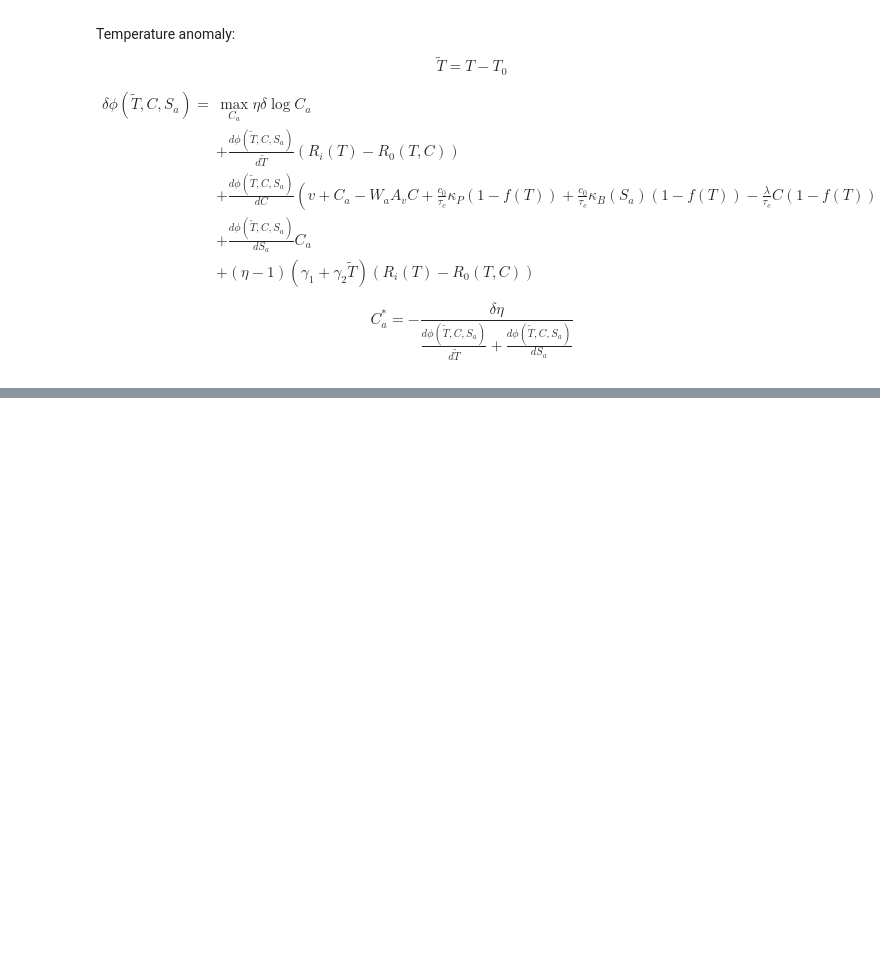
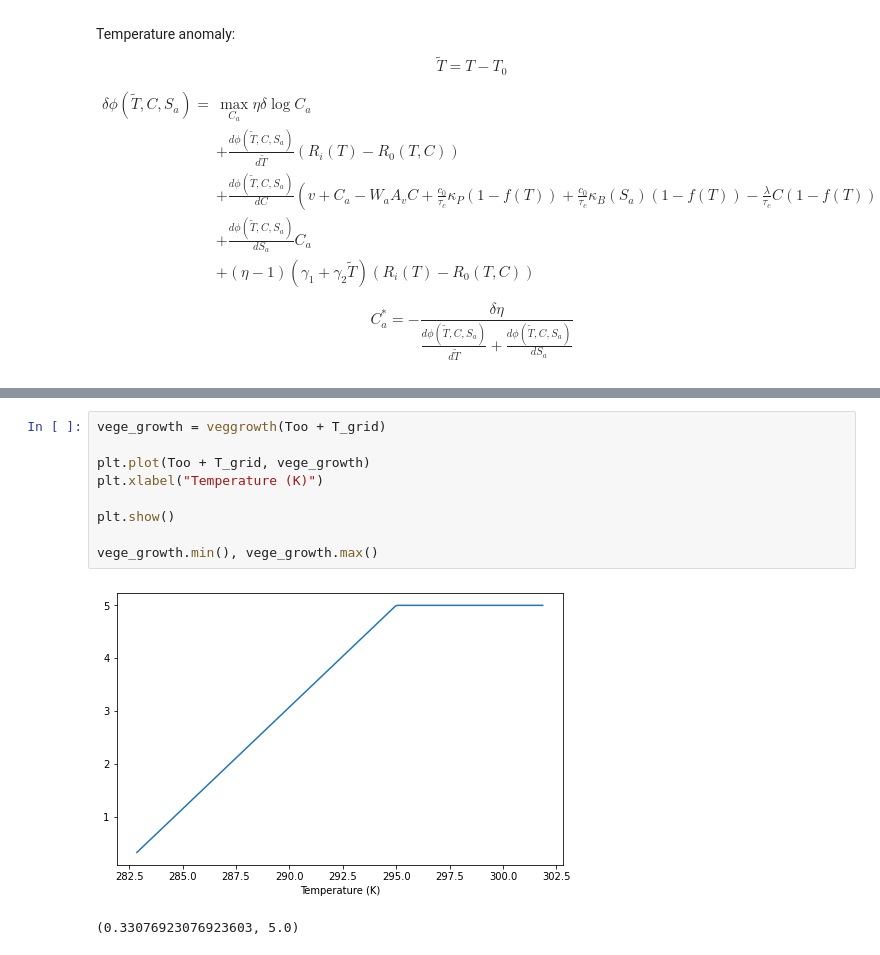
Before and after one commit to binchengecon/TwoCapital, a Jupyter notebook: nonlinearCarbon/HJB_3D.ipynb, the cells around one changed output, grey strips where cells are left out. Drawn from its saved outputs; the diff is of its cells as text; blank space fills up the shorter version.

```diff
--- a/nonlinearCarbon/HJB_3D.ipynb
+++ b/nonlinearCarbon/HJB_3D.ipynb
@@ -259,0 +275,12 @@ plt.show()
+# %%
+vege_growth = veggrowth(Too + T_grid)
+
+plt.plot(Too + T_grid, vege_growth)
+plt.xlabel("Temperature (K)")
+
+plt.show()
+
+vege_growth.min(), vege_growth.max()
+# %% [output]
+[figure, added]
+(0.33076923076923603, 5.0)
```
Also changed, not shown: parts of 17 cells of this notebook.
